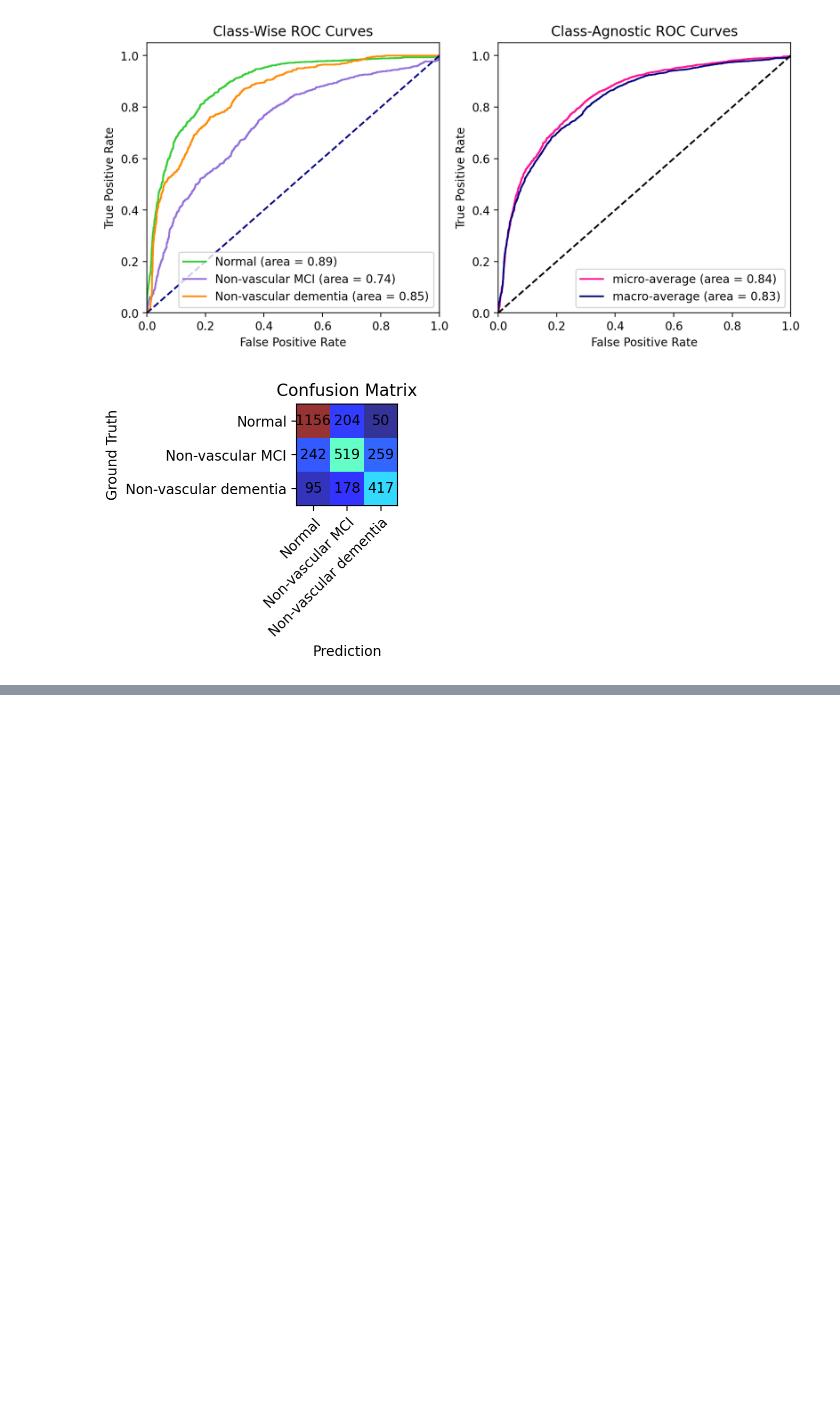
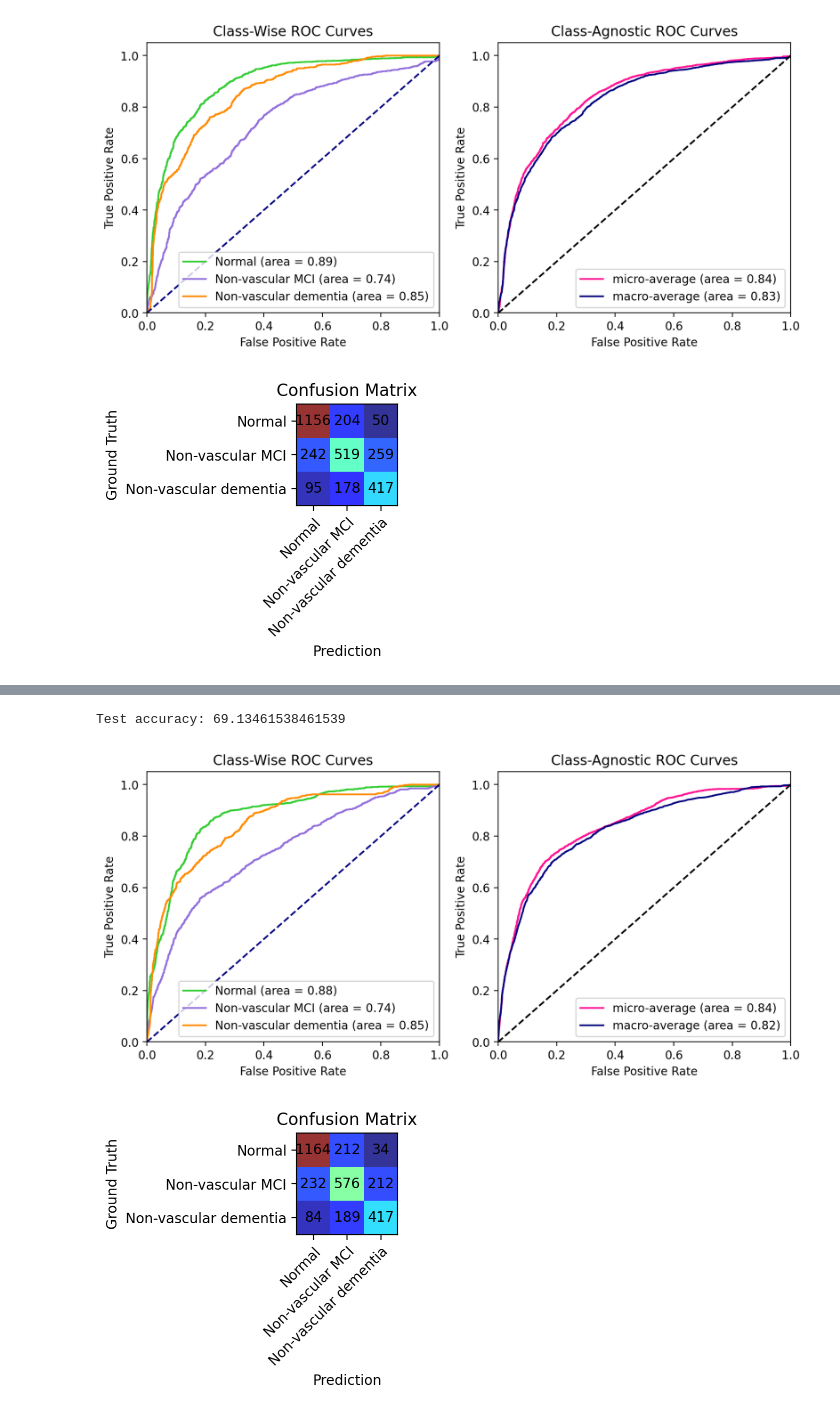
Before and after one commit to nightchell2020/CG-MEA, a Jupyter notebook: temp.ipynb, the cells around one changed output, grey strips where cells are left out. Saved outputs shown, nothing was run; the diff lists cells and outputs as text; code cells hidden in the pictures; blank space fills up the shorter version.

```diff
--- a/temp.ipynb
+++ b/temp.ipynb
@@ -1776,0 +1886,22 @@ Test accuracy: 67.05128205128206
+# %%
+# checkpoint path
+model_dict = {}
+model_dict['name'] = '1D-ResNet'
+model_dict['generator'] = generate_ResNet
+
+checkpoint_path = r'C:\Users\IPIS-Minjae\Desktop\EEG_Project\checkpoint\211107_05_Train_1D_001_Remodel_10s_new_normal_wd1e-2_awgn1e-1\1D-ResNet'
+if os.path.isfile(checkpoint_path):
+    model = model_dict['generator']().to(device)
+    model.load_state_dict(torch.load(checkpoint_path))
+
+    temp_result = check_test_accuracy(model, repeat=30)
+    test_acc, test_confusion, test_debug, score, target = temp_result
+
+    print('Test accuracy:', test_acc)
+
+    draw_roc_curve(score, target)
+    draw_confusion(test_confusion)
+# %% [output]
+Test accuracy: 69.13461538461539
+[figure, added]
+[figure, added]
```
Also changed, not shown: parts of 8 cells of this notebook, 4 other files.
